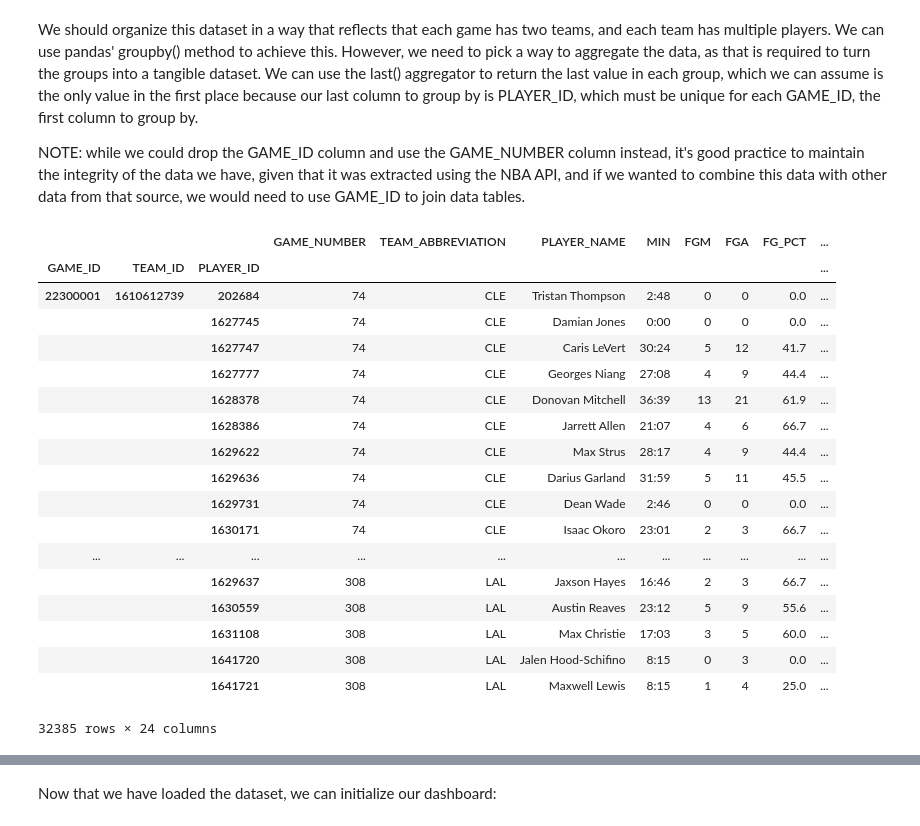
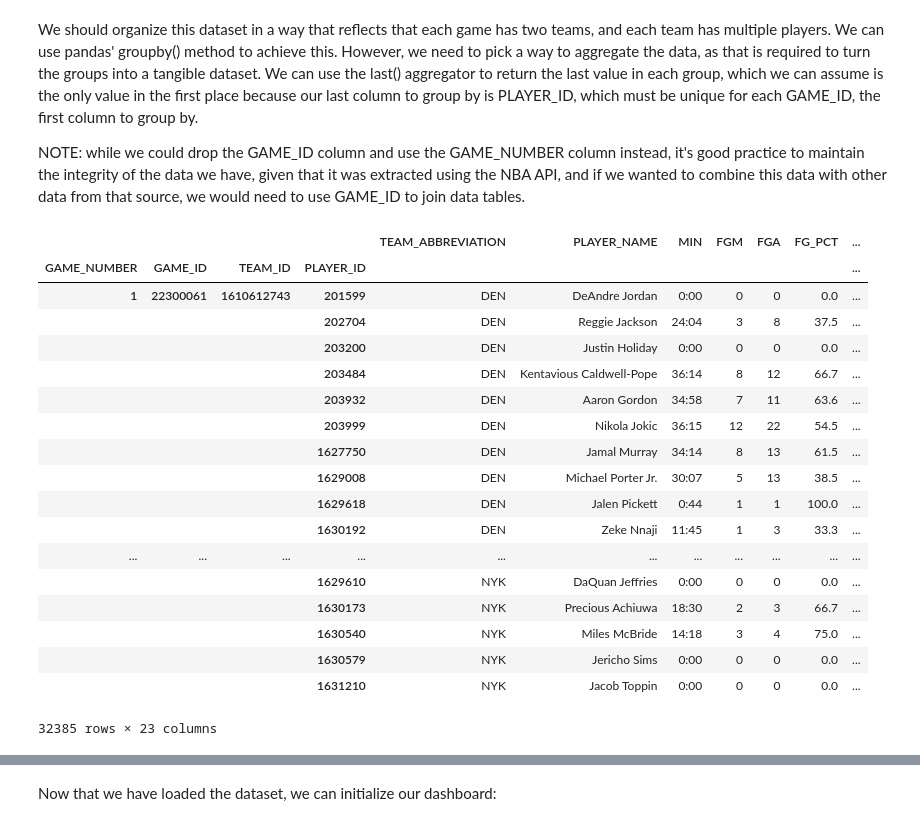
Before and after one commit to alexrodpas/nba-box-score-visualization, a Jupyter notebook: dashboard_creation.ipynb, the cells around one changed output, grey strips where cells are left out. Saved outputs shown, nothing was run; the diff lists cells and outputs as text; code cells hidden in the pictures.

Commit message:
Updated grouping implementation to include GAME_NUMBER

```diff
--- a/dashboard_creation.ipynb
+++ b/dashboard_creation.ipynb
@@ -33,25 +33,25 @@ We should organize this dataset in a way that reflects that each game has two te
 
 NOTE: while we could drop the GAME_ID column and use the GAME_NUMBER column instead, it's good practice to maintain the integrity of the data we have, given that it was extracted using the NBA API, and if we wanted to combine this data with other data from that source, we would need to use GAME_ID to join data tables.
 # %%
-formatted_box_scores = box_scores.groupby(['GAME_ID', 'TEAM_ID', 'PLAYER_ID']).last()
+formatted_box_scores = box_scores.groupby(['GAME_NUMBER', 'GAME_ID', 'TEAM_ID', 'PLAYER_ID']).first()
 formatted_box_scores
 # %% [output]
-|  |  |  | GAME_NUMBER | TEAM_ABBREVIATION | PLAYER_NAME | MIN | FGM | FGA | FG_PCT | ... |
-| GAME_ID | TEAM_ID | PLAYER_ID |  |  |  |  |  |  |  | ... |
-| 22300001 | 1610612739 | 202684 | 74 | CLE | Tristan Thompson | 2:48 | 0 | 0 | 0.0 | ... |
-|  |  | 1627745 | 74 | CLE | Damian Jones | 0:00 | 0 | 0 | 0.0 | ... |
-|  |  | 1627747 | 74 | CLE | Caris LeVert | 30:24 | 5 | 12 | 41.7 | ... |
-|  |  | 1627777 | 74 | CLE | Georges Niang | 27:08 | 4 | 9 | 44.4 | ... |
-|  |  | 1628378 | 74 | CLE | Donovan Mitchell | 36:39 | 13 | 21 | 61.9 | ... |
-|  |  | 1628386 | 74 | CLE | Jarrett Allen | 21:07 | 4 | 6 | 66.7 | ... |
-|  |  | 1629622 | 74 | CLE | Max Strus | 28:17 | 4 | 9 | 44.4 | ... |
-|  |  | 1629636 | 74 | CLE | Darius Garland | 31:59 | 5 | 11 | 45.5 | ... |
-|  |  | 1629731 | 74 | CLE | Dean Wade | 2:46 | 0 | 0 | 0.0 | ... |
-|  |  | 1630171 | 74 | CLE | Isaac Okoro | 23:01 | 2 | 3 | 66.7 | ... |
+|  |  |  |  | TEAM_ABBREVIATION | PLAYER_NAME | MIN | FGM | FGA | FG_PCT | ... |
+| GAME_NUMBER | GAME_ID | TEAM_ID | PLAYER_ID |  |  |  |  |  |  | ... |
+| 1 | 22300061 | 1610612743 | 201599 | DEN | DeAndre Jordan | 0:00 | 0 | 0 | 0.0 | ... |
+|  |  |  | 202704 | DEN | Reggie Jackson | 24:04 | 3 | 8 | 37.5 | ... |
+|  |  |  | 203200 | DEN | Justin Holiday | 0:00 | 0 | 0 | 0.0 | ... |
+|  |  |  | 203484 | DEN | Kentavious Caldwell-Pope | 36:14 | 8 | 12 | 66.7 | ... |
+|  |  |  | 203932 | DEN | Aaron Gordon | 34:58 | 7 | 11 | 63.6 | ... |
+|  |  |  | 203999 | DEN | Nikola Jokic | 36:15 | 12 | 22 | 54.5 | ... |
+|  |  |  | 1627750 | DEN | Jamal Murray | 34:14 | 8 | 13 | 61.5 | ... |
+|  |  |  | 1629008 | DEN | Michael Porter Jr. | 30:07 | 5 | 13 | 38.5 | ... |
+|  |  |  | 1629618 | DEN | Jalen Pickett | 0:44 | 1 | 1 | 100.0 | ... |
+|  |  |  | 1630192 | DEN | Zeke Nnaji | 11:45 | 1 | 3 | 33.3 | ... |
 | ... | ... | ... | ... | ... | ... | ... | ... | ... | ... | ... |
-|  |  | 1629637 | 308 | LAL | Jaxson Hayes | 16:46 | 2 | 3 | 66.7 | ... |
-|  |  | 1630559 | 308 | LAL | Austin Reaves | 23:12 | 5 | 9 | 55.6 | ... |
-|  |  | 1631108 | 308 | LAL | Max Christie | 17:03 | 3 | 5 | 60.0 | ... |
-|  |  | 1641720 | 308 | LAL | Jalen Hood-Schifino | 8:15 | 0 | 3 | 0.0 | ... |
-|  |  | 1641721 | 308 | LAL | Maxwell Lewis | 8:15 | 1 | 4 | 25.0 | ... |
+|  |  |  | 1629610 | NYK | DaQuan Jeffries | 0:00 | 0 | 0 | 0.0 | ... |
+|  |  |  | 1630173 | NYK | Precious Achiuwa | 18:30 | 2 | 3 | 66.7 | ... |
+|  |  |  | 1630540 | NYK | Miles McBride | 14:18 | 3 | 4 | 75.0 | ... |
+|  |  |  | 1630579 | NYK | Jericho Sims | 0:00 | 0 | 0 | 0.0 | ... |
+|  |  |  | 1631210 | NYK | Jacob Toppin | 0:00 | 0 | 0 | 0.0 | ... |
-32385 rows × 24 columns
+32385 rows × 23 columns
```
Also changed, not shown: parts of 3 cells of this notebook.
